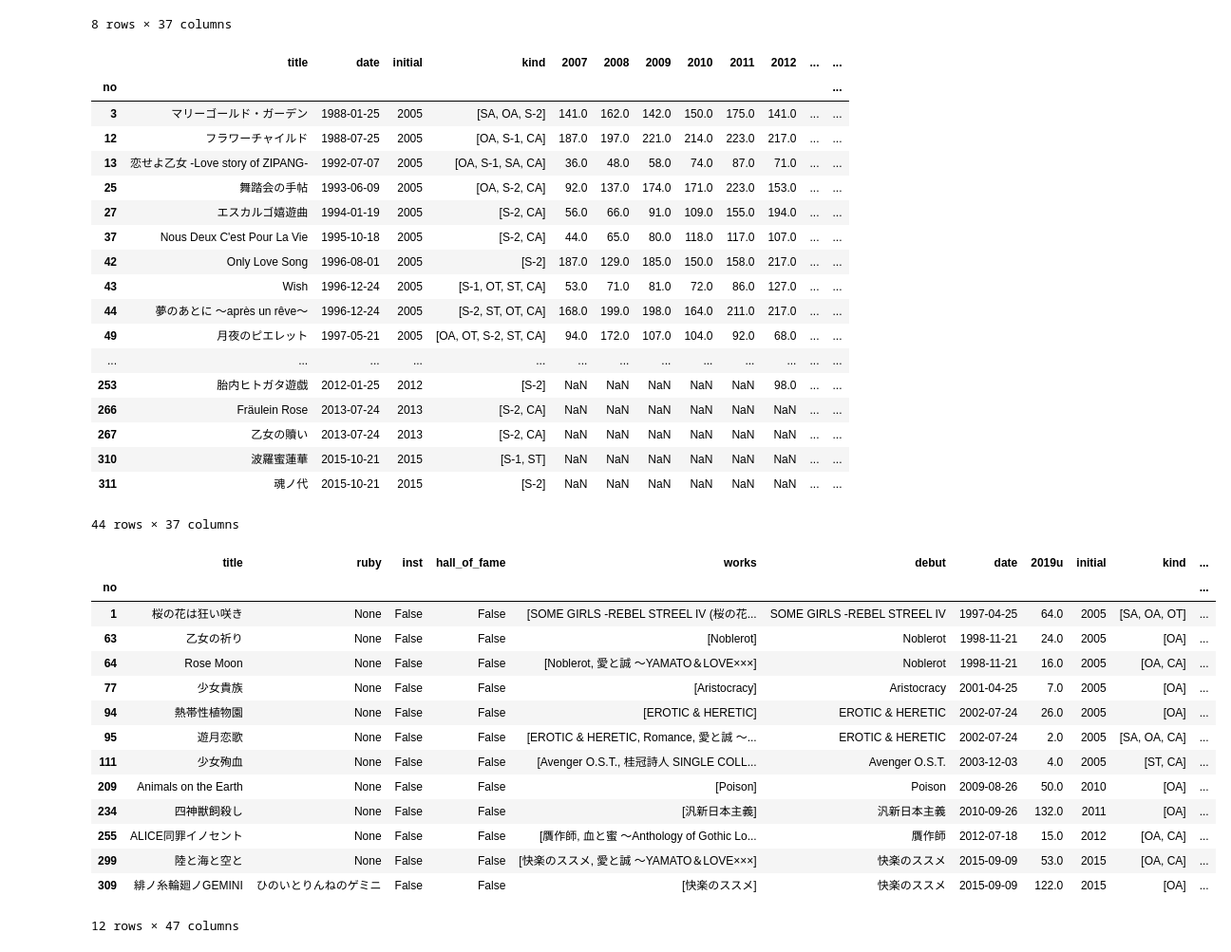
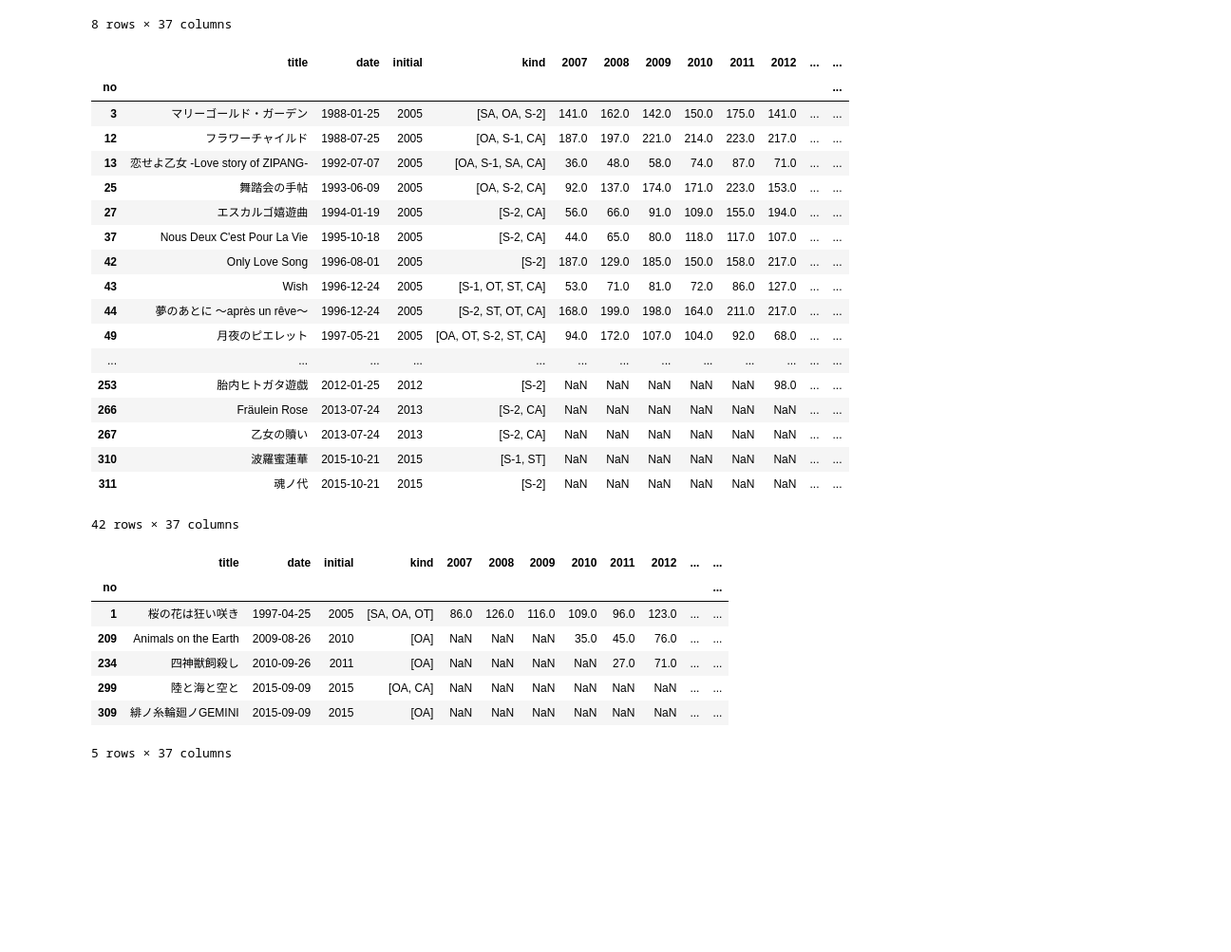
Before and after one commit to tabris913/aliran, a Jupyter notebook: aliran.ipynb, the cells around one changed output. Shown at 95% size. Cells and saved outputs as stored; diff of their text form; code cells hidden in the pictures; blank space fills up the shorter version.

```diff
--- a/aliran.ipynb
+++ b/aliran.ipynb
@@ -6,15 +6,18 @@ import sys
 import pandas
 # %%
 # setting
-## file name
-FILENAME = './summary.json'
-WORKSNAME = './works.json'
+
+## columns
+COLUMNS_CALCED = [
+    'average_all', 'average', 'average_exclude_debut', 'highest', 'highest_exclude_debut',
+    'over30', 'over50', 'over100', 'over200', 'under30', 'under50', 'under100', 'under200', 'count_all', 'count'
+]
 COLUMNS = [
     'title', 'date', 'initial', 'kind', # '2019u',
     '2007', '2008', '2009', '2010', '2011', '2012', '2013', '2014', '2015', '2016', '2017', '2018', '2019',
-    'average_all', 'average', 'average_exclude_debut', 'highest', 'highest_exclude_debut',
-    'over30', 'over50', 'over100', 'over200', 'under30', 'under50', 'under100', 'under200', 'count_all', 'count'
-]
+] + COLUMNS_CALCED
+RECENT = '2019'
+BEFORE = '2018'
 URA = '2019'
 RANK_ALL = ['2005', '2006#1', '2006#2', '2007', '2008', '2009', '2010', '2011', '2012', '2013', '2014', '2015', '2016', '2017', '2018', '2019']
 RANK = RANK_ALL[3:]
@@ -34,6 +39,7 @@ def year_filter(value: str, initial: str, array: list, mode: str = 'ge'):
 # %%
 # read json
-with open(FILENAME, encoding='utf8') as summary_file:
+SUMMARY_PATH = './summary.json'
+with open(SUMMARY_PATH, encoding='utf8') as summary_file:
     summary = json.load(summary_file)
 # %%
 # make main dataframe
@@ -92,6 +110,7 @@ df['average'] = 0.
 df['average_exclude_debut'] = 0.
 df['highest'] = 0.
 df['highest_exclude_debut'] = 0.
+df['lowest'] = 0.
 df['over30'] = 0
 df['over50'] = 0
 df['over100'] = 0
@@ -112,6 +131,7 @@ for no in df.index:
     df.at[no, 'highest_exclude_debut'] = song[to_mean_exclude_debut].min()
     to_mean_all = list(filter(lambda y: year_filter(y, song.initial, RANK_ALL), RANK_ALL))
     df.at[no, 'highest'] = song[to_mean_all].min()
+    df.at[no, 'lowest'] = song[to_mean_all].max()
     df.at[no, 'over30'] = len(list(filter(lambda s: s > 30, song[to_mean_all].values)))
     df.at[no, 'over50'] = len(list(filter(lambda s: s > 50, song[to_mean_all].values)))
     df.at[no, 'over100'] = len(list(filter(lambda s: s > 100, song[to_mean_all].values)))
@@ -591,27 +959,20 @@ ura[ura.kind.apply(lambda k: 'S-1' in k or 'S-2' in k)]
 | 267 | 乙女の贖い | 2013-07-24 | 2013 | [S-2, CA] | NaN | NaN | NaN | NaN | NaN | NaN | ... | ... |
 | 310 | 波羅蜜蓮華 | 2015-10-21 | 2015 | [S-1, ST] | NaN | NaN | NaN | NaN | NaN | NaN | ... | ... |
 | 311 | 魂ノ代 | 2015-10-21 | 2015 | [S-2] | NaN | NaN | NaN | NaN | NaN | NaN | ... | ... |
-44 rows × 37 columns
+42 rows × 37 columns
 # %%
 # ura_list[(160 <= ura_list[2018]) & (ura_list[2018] <= 210)]
 # %%
 # len(_)
 # %%
-my = ['桜の花は狂い咲き', '乙女の祈り', 'Rose Moon', '少女貴族', '熱帯性植物園', '遊月恋歌', '少女殉血', 'Animals on the Earth', '四神獣飼殺し', 'ALICE同罪イノセント', '陸と海と空と', '緋ノ糸輪廻ノGEMINI']
-result.query('title in @my')
+my_before = ['桜の花は狂い咲き', '乙女の祈り', 'Rose Moon', '少女貴族', '熱帯性植物園', '遊月恋歌', '少女殉血', 'Animals on the Earth', '四神獣飼殺し', 'ALICE同罪イノセント', '陸と海と空と', '緋ノ糸輪廻ノGEMINI']
+ura.query('title in @my_before')
 # %% [output]
-|  | title | ruby | inst | hall_of_fame | works | debut | date | 2019u | initial | kind | ... |
-| no |  |  |  |  |  |  |  |  |  |  | ... |
-| 1 | 桜の花は狂い咲き | None | False | False | [SOME GIRLS -REBEL STREEL IV (桜の花... | SOME GIRLS -REBEL STREEL IV | 1997-04-25 | 64.0 | 2005 | [SA, OA, OT] | ... |
-| 63 | 乙女の祈り | None | False | False | [Noblerot] | Noblerot | 1998-11-21 | 24.0 | 2005 | [OA] | ... |
-| 64 | Rose Moon | None | False | False | [Noblerot, 愛と誠 ～YAMATO＆LOVE×××] | Noblerot | 1998-11-21 | 16.0 | 2005 | [OA, CA] | ... |
-| 77 | 少女貴族 | None | False | False | [Aristocracy] | Aristocracy | 2001-04-25 | 7.0 | 2005 | [OA] | ... |
-| 94 | 熱帯性植物園 | None | False | False | [EROTIC & HERETIC] | EROTIC & HERETIC | 2002-07-24 | 26.0 | 2005 | [OA] | ... |
-| 95 | 遊月恋歌 | None | False | False | [EROTIC & HERETIC, Romance, 愛と誠 ～... | EROTIC & HERETIC | 2002-07-24 | 2.0 | 2005 | [SA, OA, CA] | ... |
-| 111 | 少女殉血 | None | False | False | [Avenger O.S.T., 桂冠詩人 SINGLE COLL... | Avenger O.S.T. | 2003-12-03 | 4.0 | 2005 | [ST, CA] | ... |
-| 209 | Animals on the Earth | None | False | False | [Poison] | Poison | 2009-08-26 | 50.0 | 2010 | [OA] | ... |
-| 234 | 四神獣飼殺し | None | False | False | [汎新日本主義] | 汎新日本主義 | 2010-09-26 | 132.0 | 2011 | [OA] | ... |
-| 255 | ALICE同罪イノセント | None | False | False | [贋作師, 血と蜜 ～Anthology of Gothic Lo... | 贋作師 | 2012-07-18 | 15.0 | 2012 | [OA, CA] | ... |
-| 299 | 陸と海と空と | None | False | False | [快楽のススメ, 愛と誠 ～YAMATO＆LOVE×××] | 快楽のススメ | 2015-09-09 | 53.0 | 2015 | [OA, CA] | ... |
-| 309 | 緋ノ糸輪廻ノGEMINI | ひのいとりんねのゲミニ | False | False | [快楽のススメ] | 快楽のススメ | 2015-09-09 | 122.0 | 2015 | [OA] | ... |
+|  | title | date | initial | kind | 2007 | 2008 | 2009 | 2010 | 2011 | 2012 | ... | ... |
+| no |  |  |  |  |  |  |  |  |  |  |  | ... |
+| 1 | 桜の花は狂い咲き | 1997-04-25 | 2005 | [SA, OA, OT] | 86.0 | 126.0 | 116.0 | 109.0 | 96.0 | 123.0 | ... | ... |
+| 209 | Animals on the Earth | 2009-08-26 | 2010 | [OA] | NaN | NaN | NaN | 35.0 | 45.0 | 76.0 | ... | ... |
+| 234 | 四神獣飼殺し | 2010-09-26 | 2011 | [OA] | NaN | NaN | NaN | NaN | 27.0 | 71.0 | ... | ... |
+| 299 | 陸と海と空と | 2015-09-09 | 2015 | [OA, CA] | NaN | NaN | NaN | NaN | NaN | NaN | ... | ... |
+| 309 | 緋ノ糸輪廻ノGEMINI | 2015-09-09 | 2015 | [OA] | NaN | NaN | NaN | NaN | NaN | NaN | ... | ... |
-12 rows × 47 columns
+5 rows × 37 columns
```
Also changed, not shown: parts of 78 cells of this notebook, 7 other files.
